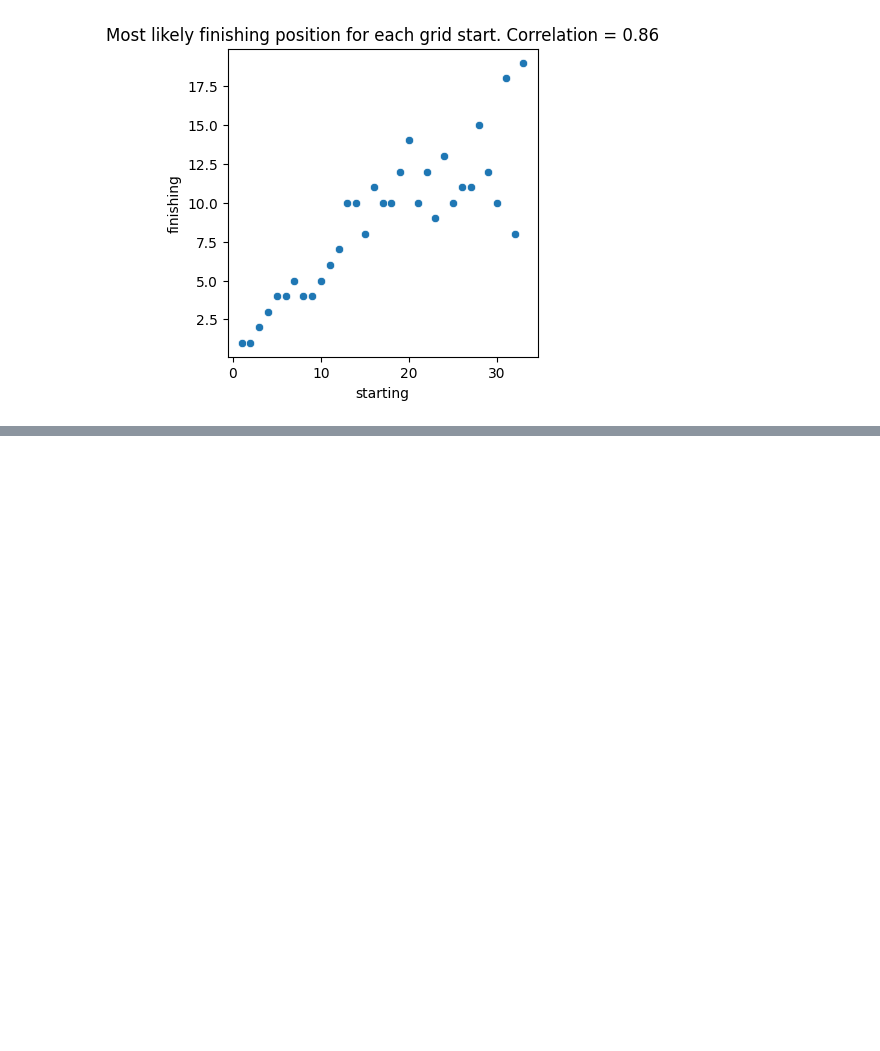
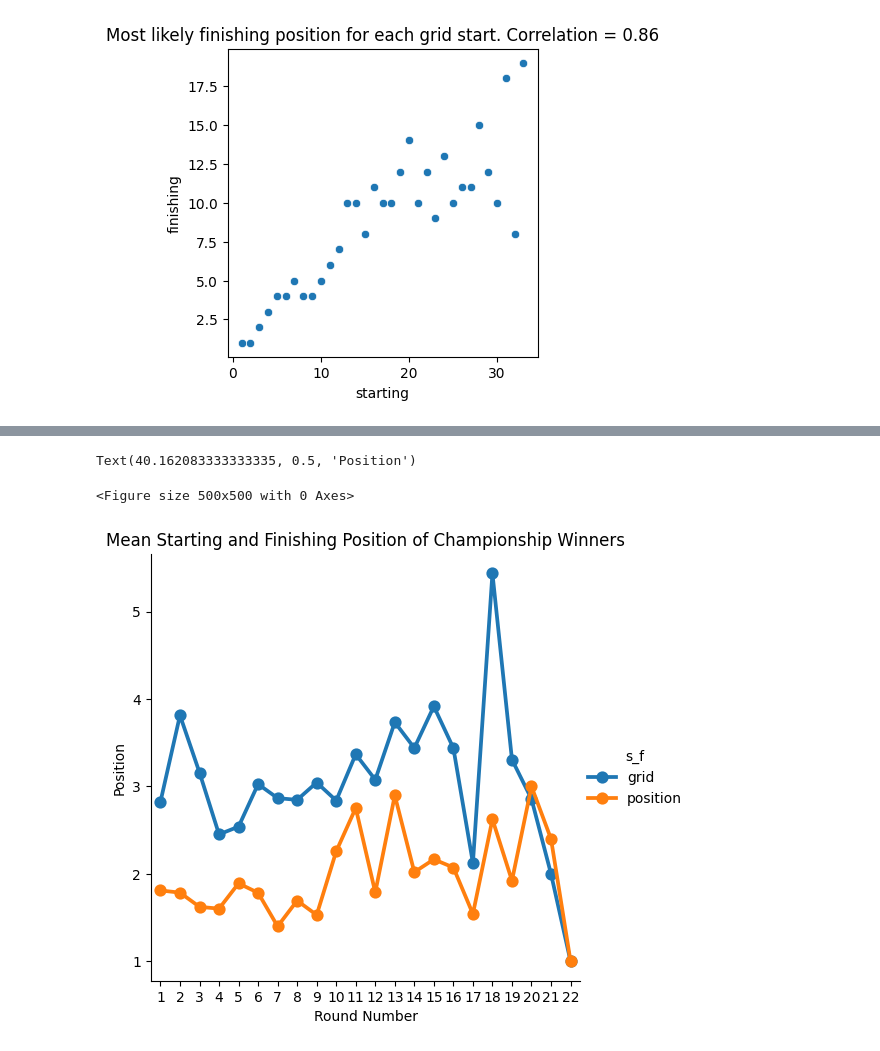
Before and after one commit to EE2SE/F1_Data_Scraper, a Jupyter notebook: EDA_F1.ipynb, the cells around one changed output, grey strips where cells are left out. Saved outputs shown, nothing was run; the diff lists cells and outputs as text; code cells hidden in the pictures; blank space fills up the shorter version.

```diff
--- a/EDA_F1.ipynb
+++ b/EDA_F1.ipynb
@@ -109,0 +115,6 @@ Text(0.5, 1.0, 'Most likely finishing position for each grid start. Correlation
+# %%
+# this dataframe will hold info about race order in any given season
+races = pd.read_csv('f1_dataset/races.csv')
+# this dataframe will hold info about the championship winner
+driver_stand = pd.read_csv('f1_dataset/driver_standings.csv')
+# will also resue the previous results dataframe to find starting and finishing positions
@@ -109,0 +123,12 @@ Text(0.5, 1.0, 'Most likely finishing position for each grid start. Correlation
+# %%
+# merge race data with point scorers
+races_points = pd.merge(races, driver_stand, how='left', left_on = ['raceId'], right_on = ['raceId'])
+# group by years and get max value of points
+# here we make an assumption that you cannot get negative points and that raceId go up with actual round numbers
+# because we select max points and max raceId, we assume that driver winning the championship has maximum points on their last race
+# if negative points were possible, he could have max points on an earlier race
+grouped_year_raceid = races_points.groupby(['year'])[['points','raceId']].max().reset_index().rename(columns={'points':'maxPoints'})
+season_winner = pd.merge(grouped_year_raceid,driver_stand,how='left', left_on = ['raceId','maxPoints'], right_on = ['raceId','points'])
+# manually add Max as the winner of the 2023 season
+season_winner.loc[73,'driverId'] = 830
+season_winner.head(10)
@@ -109,0 +151,4 @@ Text(0.5, 1.0, 'Most likely finishing position for each grid start. Correlation
+# %%
+dated_results = pd.merge(results, races[['raceId','year','round']], how='left',left_on = 'raceId', right_on = 'raceId')
+winner_results = pd.merge(season_winner[['year', 'driverId', 'maxPoints']], dated_results[['driverId', 'raceId', 'grid', 'position', 'year','round']], how='left', left_on=['year','driverId'], right_on=['year','driverId'])
+winner_results.head(10)
@@ -109,0 +167,13 @@ Text(0.5, 1.0, 'Most likely finishing position for each grid start. Correlation
+# %%
+mean_per_round = winner_results[['round','grid','position']].groupby('round').mean().reset_index()
+mean_per_round = mean_per_round.melt('round', var_name='s_f', value_name='pos')
+mean_per_round.head(10)
+plt.figure(figsize=(5,5))
+sns.catplot(data = mean_per_round, x = 'round', y = 'pos', hue='s_f', kind='point')
+plt.title('Mean Starting and Finishing Position of Championship Winners')
+plt.xlabel('Round Number')
+plt.ylabel('Position')
+# %% [output]
+Text(40.162083333333335, 0.5, 'Position')
+<Figure size 500x500 with 0 Axes>
+[figure, added]
```
Also changed, not shown: parts of 6 cells of this notebook, 3 other files.
